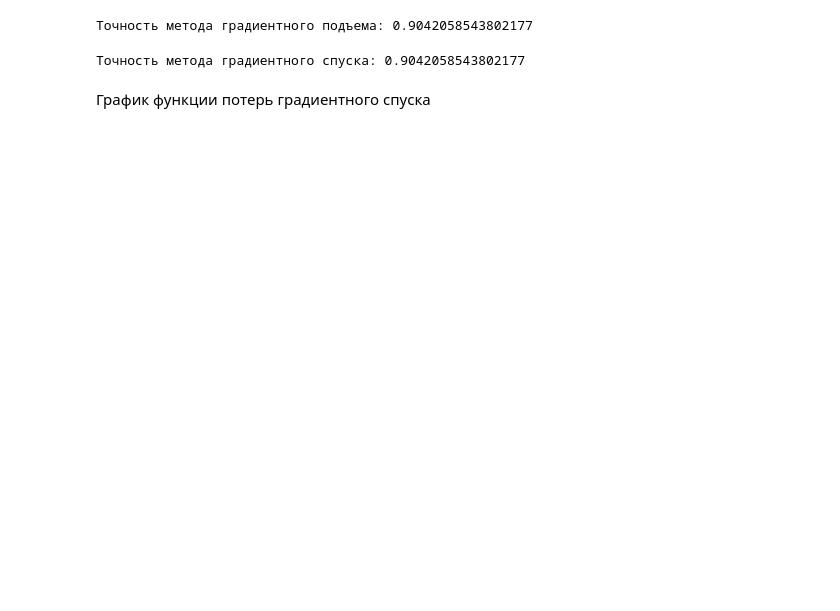
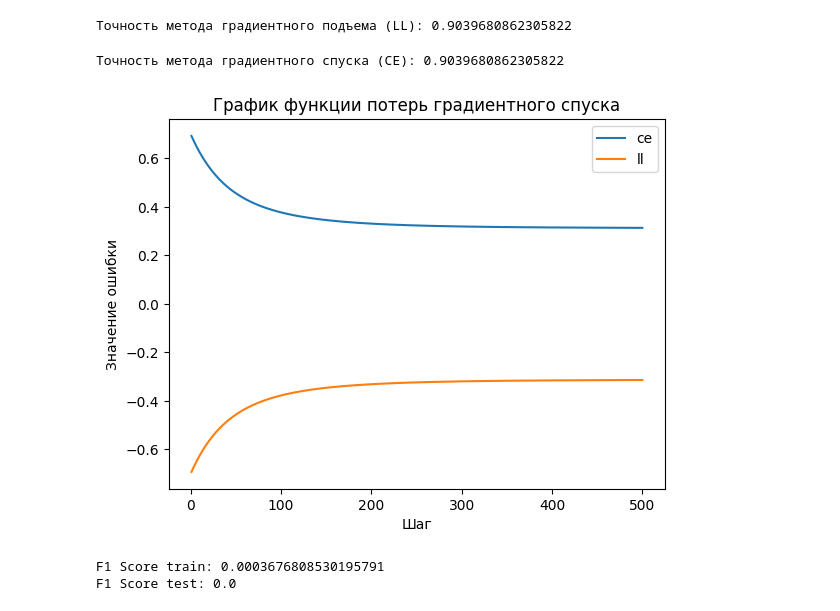
Before and after one commit to alexndremelyanov/_, a Jupyter notebook: L3.ipynb, the cells around one changed output. Drawn from its saved outputs; the diff is of its cells as text; code cells hidden in the pictures; blank space fills up the shorter version.

```diff
--- a/L3.ipynb
+++ b/L3.ipynb
@@ -110,36 +112,46 @@ class Regression:
 # %%
 ALPHA = 0.01
 ESPYLON = 0.01
-MAX_STEPS = 1000
+MAX_STEPS = 500
 THRESHOLD = 0.2
 regression = Regression(threshold=THRESHOLD)
 # %%
 ll_steps , ll_errors = regression.fit(train_data[columns], train_target, alpha=ALPHA,epsylon=ESPYLON,max_steps=MAX_STEPS,Rtype="LL")
 accuracy = regression.accuracy(test_data[columns], test_target)[0]
 
-print(f"Точность метода градиентного подъема: {accuracy}")
+print(f"Точность метода градиентного подъема (LL): {accuracy}")
 # %% [output]
-Точность метода градиентного подъема: 0.9042058543802177
+Точность метода градиентного подъема (LL): 0.9039680862305822
 # %%
 ce_steps, ce_errors = regression.fit(train_data[columns], train_target, alpha=ALPHA,epsylon=ESPYLON,max_steps=MAX_STEPS,Rtype="CE")
 accuracy = regression.accuracy(test_data[columns], test_target)[0]
 
-print(f"Точность метода градиентного спуска: {accuracy}")
+print(f"Точность метода градиентного спуска (CE): {accuracy}")
 # %% [output]
-Точность метода градиентного спуска: 0.9042058543802177
+Точность метода градиентного спуска (CE): 0.9039680862305822
-# %% [markdown]
-График функции потерь градиентного спуска
 # %%
 fig = plt.figure()
 
 ax = fig.add_subplot()
 
 
 ax.plot(ce_steps, ce_errors, label='ce')
 
 ax.plot(ll_steps, ll_errors, label='ll')
 handles, titles = ax.get_legend_handles_labels()
 
 ax.set_xlabel('Шаг')
+ax.set_title('График функции потерь градиентного спуска')
 ax.set_ylabel('Значение ошибки')
-ax.legend(handles, titles)
+_ = ax.legend(handles, titles)
+# %% [output]
+[figure, added]
+# %%
+
+f1 = f1_score(train_target, regression.predict(train_data))
+print(f"F1 Score train: {f1}")
+f1 = f1_score(test_target, regression.predict(test_data))
+print(f"F1 Score test: {f1}")
+# %% [output]
+F1 Score train: 0.0003676808530195791
+F1 Score test: 0.0
```
Also changed, not shown: parts of 27 cells of this notebook.
